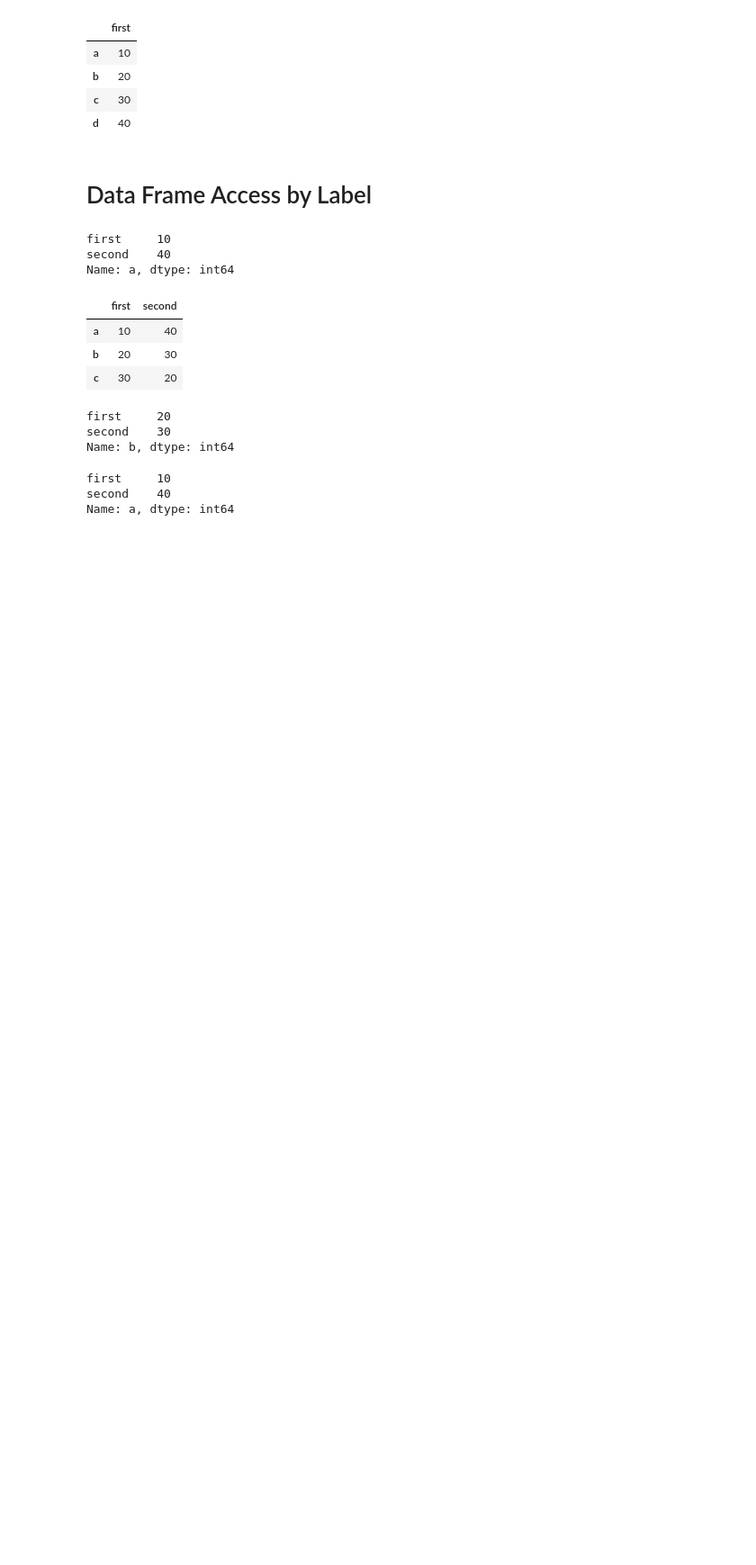
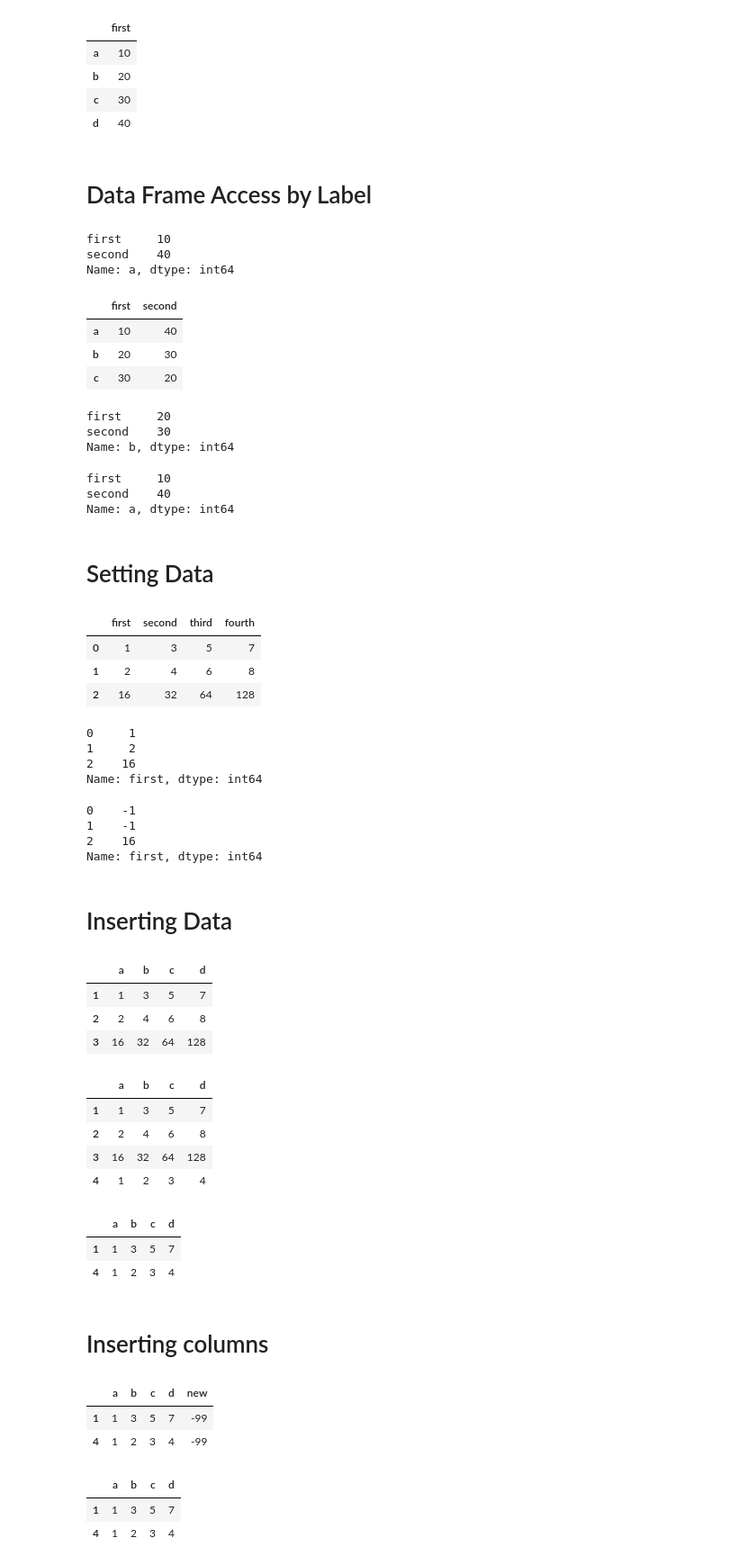
Before and after one commit to emekdahl/python_learning_studio, a Jupyter notebook: 4_Module/pandas.ipynb, the cells around one changed output. Shown: that part at 90% size. Drawn from its saved outputs; the diff is of its cells as text; code cells hidden in the pictures; blank space fills up the shorter version.

```diff
--- a/4_Module/pandas.ipynb
+++ b/4_Module/pandas.ipynb
@@ -196,3 +196,5 @@ df.loc['a']
 first     10
 second    40
 Name: a, dtype: int64
+# %% [markdown]
+# Setting Data
@@ -198,0 +203,14 @@ Name: a, dtype: int64
+# %%
+df
+# %% [output]
+|  | first | second | third | fourth |
+| 0 | 1 | 3 | 5 | 7 |
+| 1 | 2 | 4 | 6 | 8 |
+| 2 | 16 | 32 | 64 | 128 |
+# %%
+df.loc[:,'first']
+# %% [output]
+0     1
+1     2
+2    16
+Name: first, dtype: int64
@@ -198,0 +219,37 @@ Name: a, dtype: int64
+# %%
+df['first']
+# %% [output]
+0    -1
+1    -1
+2    16
+Name: first, dtype: int64
+# %% [markdown]
+# Inserting Data
+# %%
+df = pd.DataFrame([[1,3,5,7],[2,4,6,8],[16,32,64,128]], index=[1,2,3], columns=['a','b','c','d'])
+df
+# %% [output]
+|  | a | b | c | d |
+| 1 | 1 | 3 | 5 | 7 |
+| 2 | 2 | 4 | 6 | 8 |
+| 3 | 16 | 32 | 64 | 128 |
+# %%
+row1 = pd.Series([1,2,3,4], index=df.columns, name=4)
+# %%
+df2 = df.append(row1)
+df2
+# %% [output]
+|  | a | b | c | d |
+| 1 | 1 | 3 | 5 | 7 |
+| 2 | 2 | 4 | 6 | 8 |
+| 3 | 16 | 32 | 64 | 128 |
+| 4 | 1 | 2 | 3 | 4 |
+# %%
+df3 = df2.drop(labels=[2,3])
+df3
+# %% [output]
+|  | a | b | c | d |
+| 1 | 1 | 3 | 5 | 7 |
+| 4 | 1 | 2 | 3 | 4 |
+# %% [markdown]
+# Inserting columns
@@ -198,0 +258,13 @@ Name: a, dtype: int64
+# %%
+df3
+# %% [output]
+|  | a | b | c | d | new |
+| 1 | 1 | 3 | 5 | 7 | -99 |
+| 4 | 1 | 2 | 3 | 4 | -99 |
+# %%
+del df3['new']
+df3
+# %% [output]
+|  | a | b | c | d |
+| 1 | 1 | 3 | 5 | 7 |
+| 4 | 1 | 2 | 3 | 4 |
```
Also changed, not shown: parts of 11 cells of this notebook.
